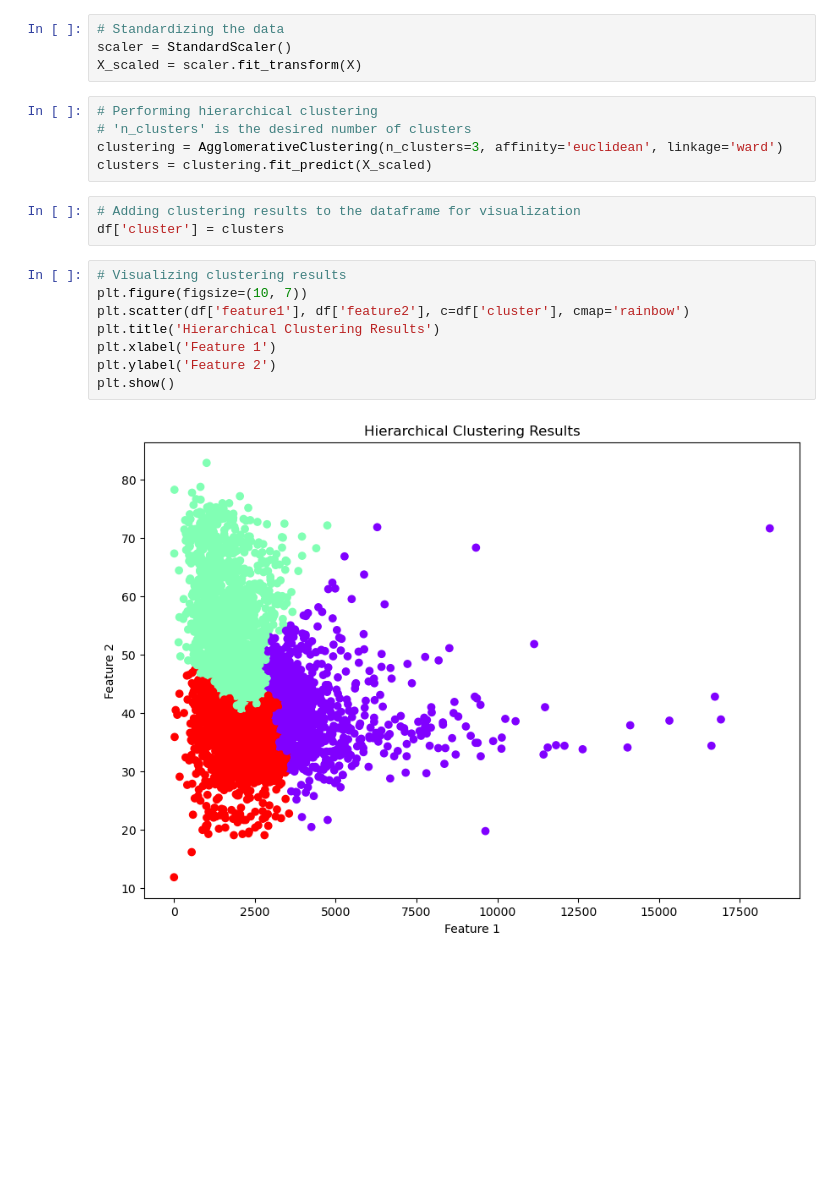
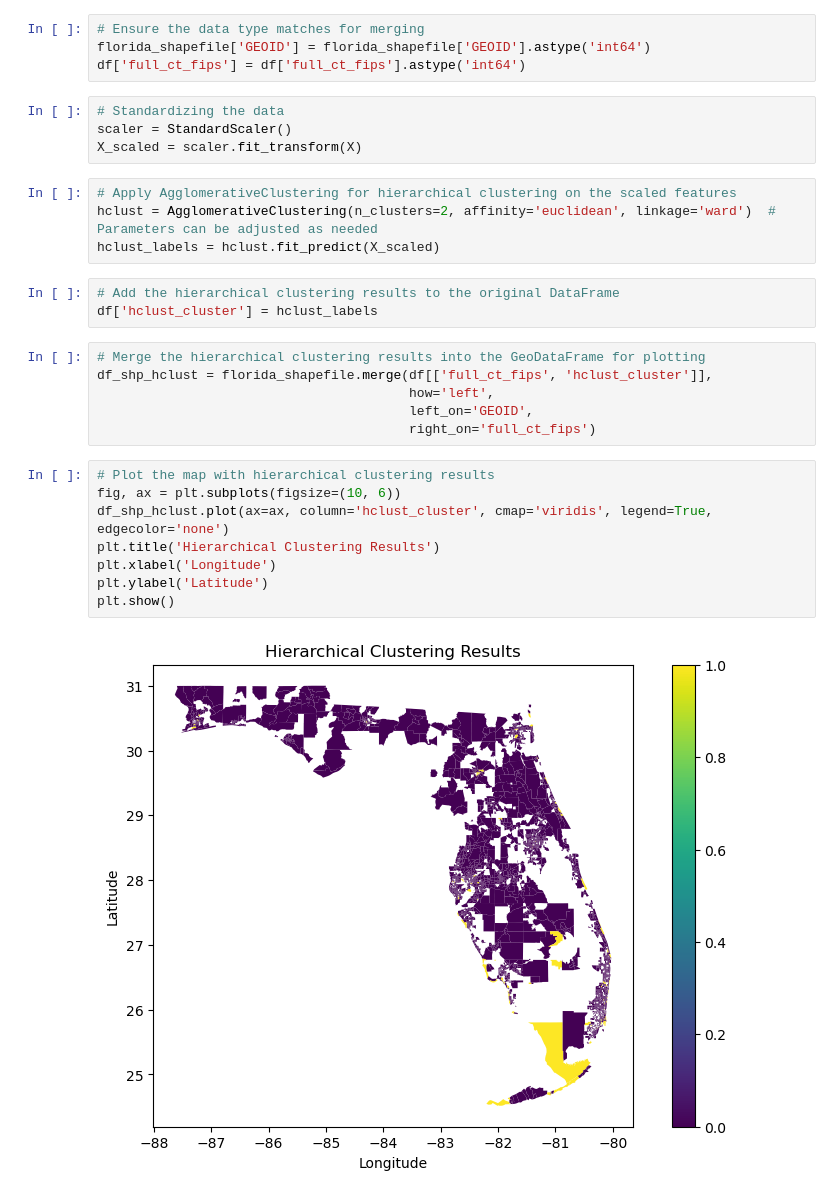
Before and after one commit to urbanailab/Python_Tutorials, a Jupyter notebook: UnsupervisedLearning/HierarchicalClustering.ipynb, the cells around one changed output. Drawn from its saved outputs; the diff is of its cells as text; blank space fills up the shorter version.

```diff
--- a/UnsupervisedLearning/HierarchicalClustering.ipynb
+++ b/UnsupervisedLearning/HierarchicalClustering.ipynb
@@ -17,22 +20,31 @@ X = df[['feature1', 'feature2']]
+# %%
+# Ensure the data type matches for merging
+florida_shapefile['GEOID'] = florida_shapefile['GEOID'].astype('int64')
+df['full_ct_fips'] = df['full_ct_fips'].astype('int64')
 # %%
 # Standardizing the data
 scaler = StandardScaler()
 X_scaled = scaler.fit_transform(X)
 # %%
-# Performing hierarchical clustering
-# 'n_clusters' is the desired number of clusters
-clustering = AgglomerativeClustering(n_clusters=3, affinity='euclidean', linkage='ward')
-clusters = clustering.fit_predict(X_scaled)
+# Apply AgglomerativeClustering for hierarchical clustering on the scaled features
+hclust = AgglomerativeClustering(n_clusters=2, affinity='euclidean', linkage='ward')  # Parameters can be adjusted as needed
+hclust_labels = hclust.fit_predict(X_scaled)
 # %%
-# Adding clustering results to the dataframe for visualization
-df['cluster'] = clusters
+# Add the hierarchical clustering results to the original DataFrame
+df['hclust_cluster'] = hclust_labels
+# %%
+# Merge the hierarchical clustering results into the GeoDataFrame for plotting
+df_shp_hclust = florida_shapefile.merge(df[['full_ct_fips', 'hclust_cluster']],
+                                        how='left',
+                                        left_on='GEOID',
+                                        right_on='full_ct_fips')
 # %%
-# Visualizing clustering results
-plt.figure(figsize=(10, 7))
-plt.scatter(df['feature1'], df['feature2'], c=df['cluster'], cmap='rainbow')
+# Plot the map with hierarchical clustering results
+fig, ax = plt.subplots(figsize=(10, 6))
+df_shp_hclust.plot(ax=ax, column='hclust_cluster', cmap='viridis', legend=True, edgecolor='none')
 plt.title('Hierarchical Clustering Results')
-plt.xlabel('Feature 1')
-plt.ylabel('Feature 2')
+plt.xlabel('Longitude')
+plt.ylabel('Latitude')
 plt.show()
 # %% [output]
-[figure, old version]
+[figure, new version]
```
Also changed, not shown: parts of 5 cells of this notebook, 8 other files.
